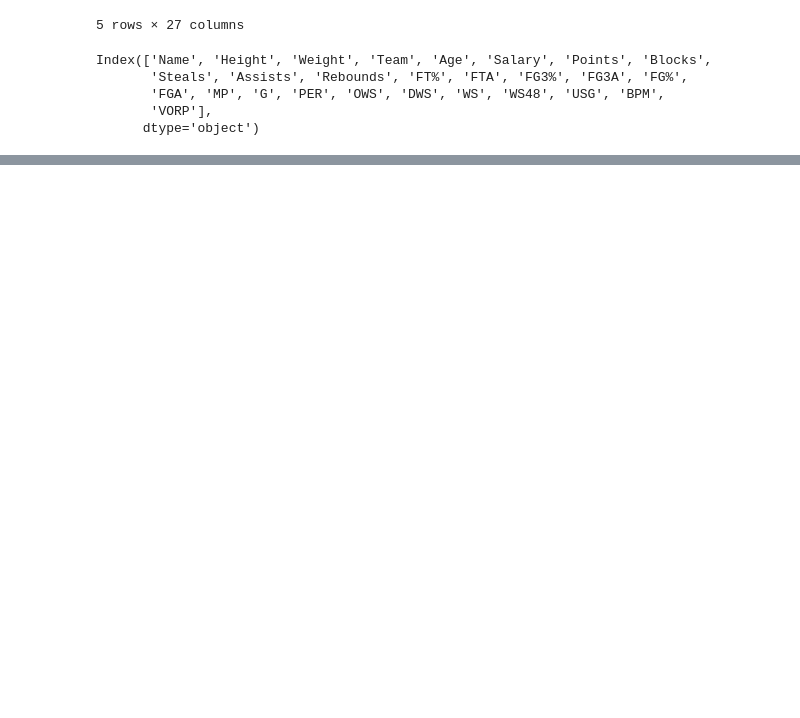
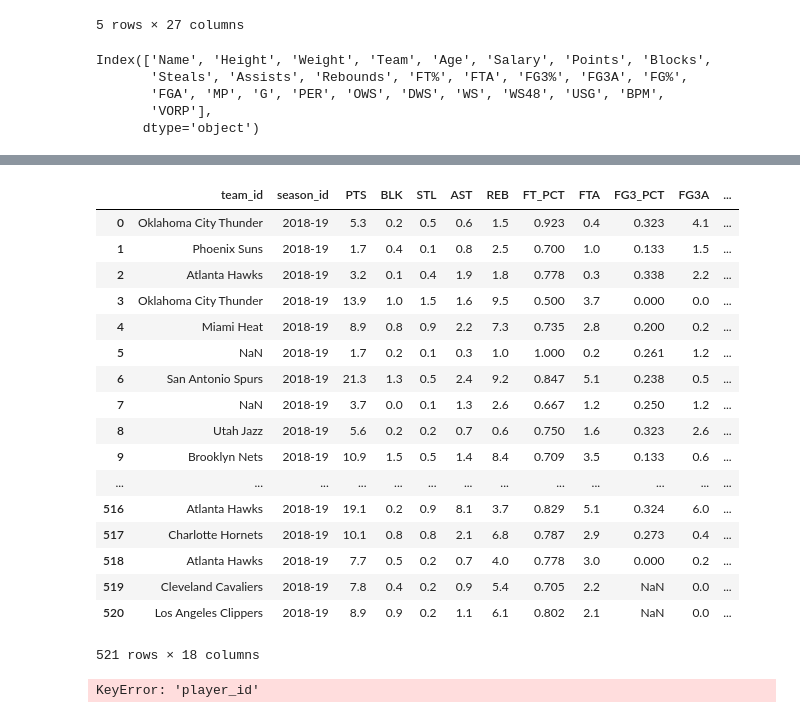
Before and after one commit to jnnhuynh-web/Team-4---Project-2---ETL---NBA, a Jupyter notebook: player stats - from csv.ipynb, the cells around one changed output, grey strips where cells are left out. Saved outputs shown, nothing was run; the diff lists cells and outputs as text; code cells hidden in the pictures; blank space fills up the shorter version.

```diff
--- a/player stats - from csv.ipynb
+++ b/player stats - from csv.ipynb
@@ -74,0 +92,28 @@ Index(['player_name', 'player_id', 'team_id', 'PTS', 'BLK', 'STL', 'AST',
+# %%
+# season_id
+player_stats.insert(1, "season_id", "2018-19")
+player_stats
+# %% [output]
+|  | team_id | season_id | PTS | BLK | STL | AST | REB | FT_PCT | FTA | FG3_PCT | FG3A | ... |
+| 0 | Oklahoma City Thunder | 2018-19 | 5.3 | 0.2 | 0.5 | 0.6 | 1.5 | 0.923 | 0.4 | 0.323 | 4.1 | ... |
+| 1 | Phoenix Suns | 2018-19 | 1.7 | 0.4 | 0.1 | 0.8 | 2.5 | 0.700 | 1.0 | 0.133 | 1.5 | ... |
+| 2 | Atlanta Hawks | 2018-19 | 3.2 | 0.1 | 0.4 | 1.9 | 1.8 | 0.778 | 0.3 | 0.338 | 2.2 | ... |
+| 3 | Oklahoma City Thunder | 2018-19 | 13.9 | 1.0 | 1.5 | 1.6 | 9.5 | 0.500 | 3.7 | 0.000 | 0.0 | ... |
+| 4 | Miami Heat | 2018-19 | 8.9 | 0.8 | 0.9 | 2.2 | 7.3 | 0.735 | 2.8 | 0.200 | 0.2 | ... |
+| 5 | NaN | 2018-19 | 1.7 | 0.2 | 0.1 | 0.3 | 1.0 | 1.000 | 0.2 | 0.261 | 1.2 | ... |
+| 6 | San Antonio Spurs | 2018-19 | 21.3 | 1.3 | 0.5 | 2.4 | 9.2 | 0.847 | 5.1 | 0.238 | 0.5 | ... |
+| 7 | NaN | 2018-19 | 3.7 | 0.0 | 0.1 | 1.3 | 2.6 | 0.667 | 1.2 | 0.250 | 1.2 | ... |
+| 8 | Utah Jazz | 2018-19 | 5.6 | 0.2 | 0.2 | 0.7 | 0.6 | 0.750 | 1.6 | 0.323 | 2.6 | ... |
+| 9 | Brooklyn Nets | 2018-19 | 10.9 | 1.5 | 0.5 | 1.4 | 8.4 | 0.709 | 3.5 | 0.133 | 0.6 | ... |
+| ... | ... | ... | ... | ... | ... | ... | ... | ... | ... | ... | ... | ... |
+| 516 | Atlanta Hawks | 2018-19 | 19.1 | 0.2 | 0.9 | 8.1 | 3.7 | 0.829 | 5.1 | 0.324 | 6.0 | ... |
+| 517 | Charlotte Hornets | 2018-19 | 10.1 | 0.8 | 0.8 | 2.1 | 6.8 | 0.787 | 2.9 | 0.273 | 0.4 | ... |
+| 518 | Atlanta Hawks | 2018-19 | 7.7 | 0.5 | 0.2 | 0.7 | 4.0 | 0.778 | 3.0 | 0.000 | 0.2 | ... |
+| 519 | Cleveland Cavaliers | 2018-19 | 7.8 | 0.4 | 0.2 | 0.9 | 5.4 | 0.705 | 2.2 | NaN | 0.0 | ... |
+| 520 | Los Angeles Clippers | 2018-19 | 8.9 | 0.9 | 0.2 | 1.1 | 6.1 | 0.802 | 2.1 | NaN | 0.0 | ... |
+521 rows × 18 columns
+# %%
+#for one player
+pd.read_sql_query("SELECT player_id FROM player WHERE full_name = '" + player_stats['player_id'][26] + "'", con=engine)
+# %% [output]
+KeyError: 'player_id'
```
Also changed, not shown: parts of 17 cells of this notebook, 2 other files.
